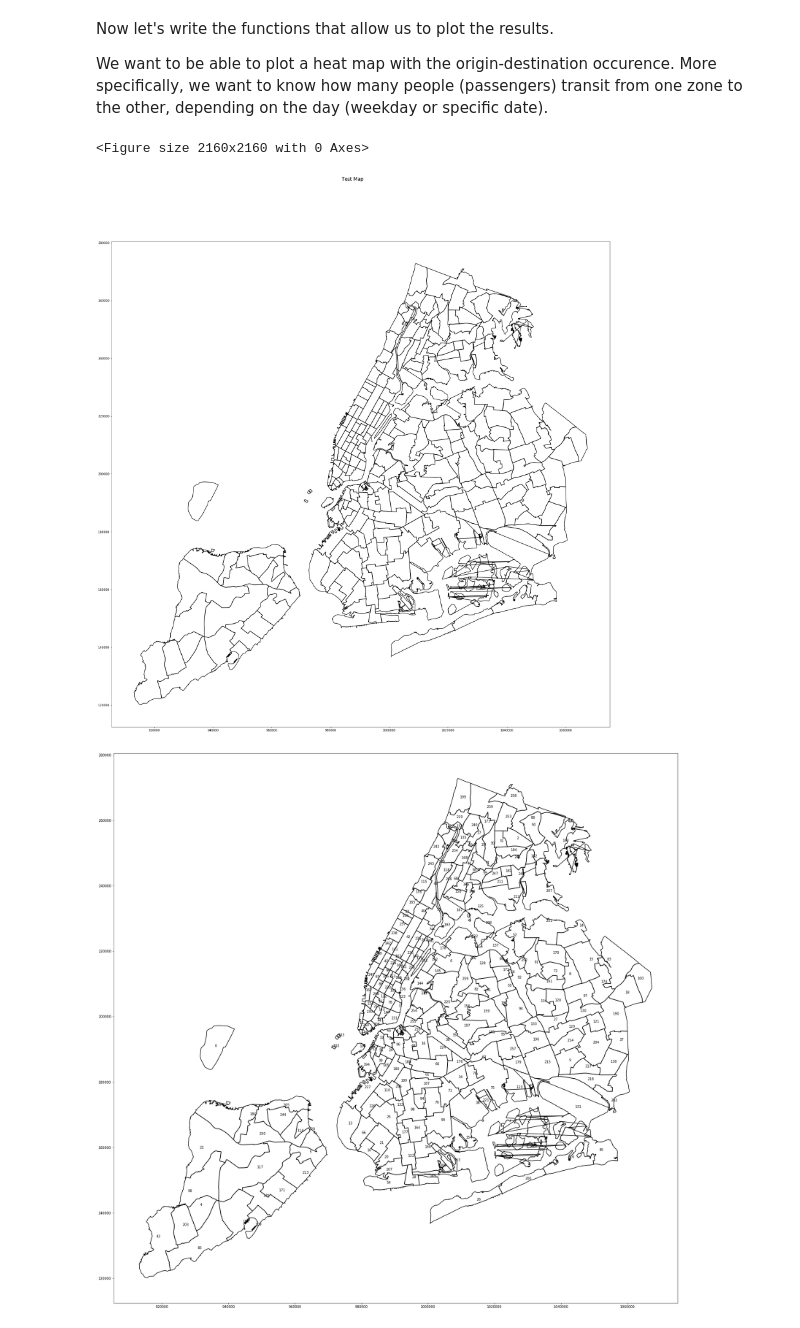
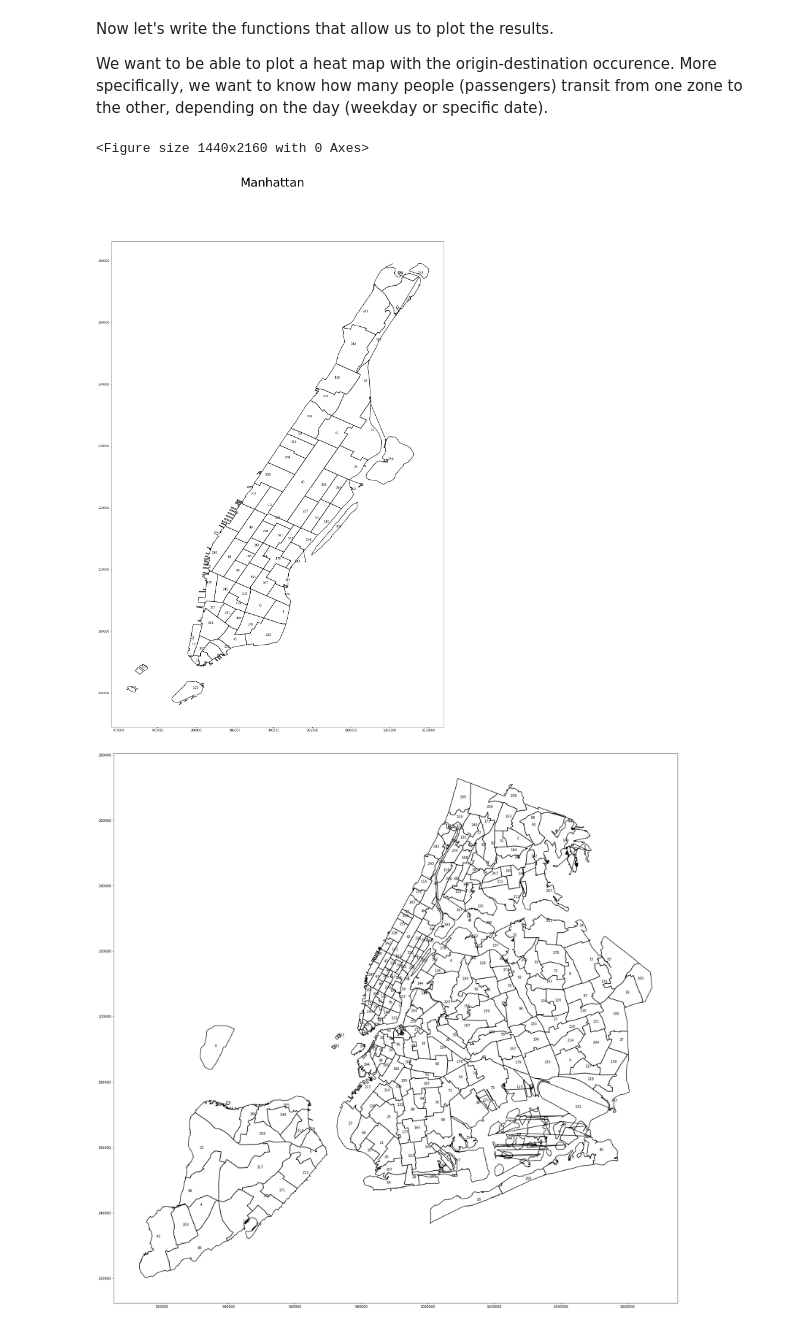
Before and after one commit to acoullandreau/nyc_taxi_trips, a Jupyter notebook: Taxi rides analysis.ipynb, the cells around one changed output. Saved outputs shown, nothing was run; the diff lists cells and outputs as text; code cells hidden in the pictures.

Commit message:
Updated plot map functions to be able to draw single borough or total map

```diff
--- a/Taxi rides analysis.ipynb
+++ b/Taxi rides analysis.ipynb
@@ -946,12 +971,12 @@ def plot_results(map_dict):
 # %%
-map_dict = {'sf':sf_nyc, 'xlim':None, 'ylim':None, 'figsize':(30,30),
-           'df':df_Mon_jan_2018, 'title':'Test Map'}
+map_dict = {'sf':sf_nyc, 'figsize':(20,30),'title':'Manhattan',
+            'df':df_Mon_jan_2018, 'df_sf':df_sf_nyc, 'map_type':'Manhattan'}
 
 
 plot_results(map_dict)
 # %% [output]
-<Figure size 2160x2160 with 0 Axes>
+<Figure size 1440x2160 with 0 Axes>
-[figure, old version]
+[figure, new version]
 # %%
 def plot_map(sf, x_lim = None, y_lim = None, figsize = (30,30)):
     '''
```
Also changed, not shown: parts of 1 cell of this notebook.
